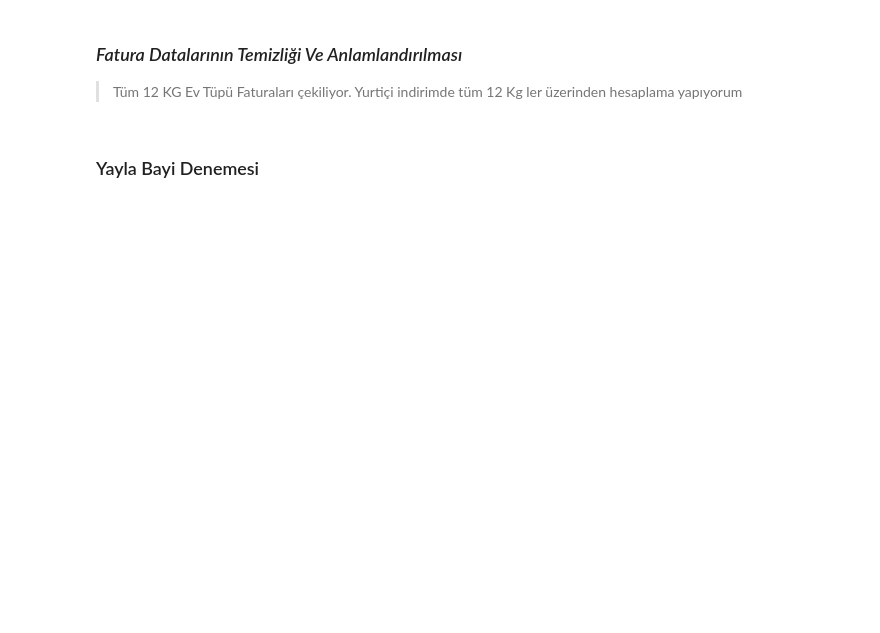
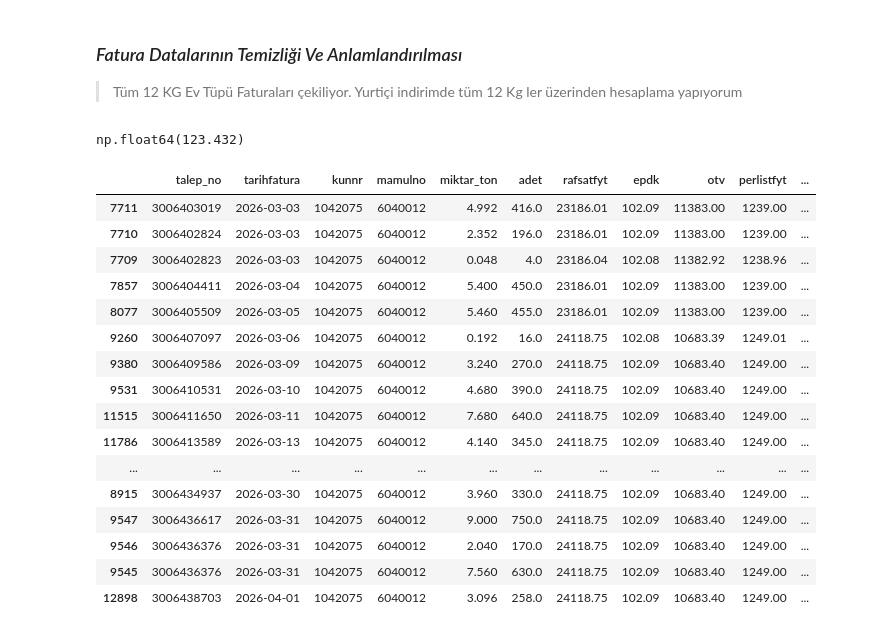
Before and after one commit to feyzacotukaygaz/price_analysis_30.04.2026, a Jupyter notebook: price_analysis_29-04-2026/profitability_analysis.ipynb, the cells around one changed output. Drawn from its saved outputs; the diff is of its cells as text; code cells hidden in the pictures; blank space fills up the shorter version.

```diff
--- a/price_analysis_29-04-2026/profitability_analysis.ipynb
+++ b/price_analysis_29-04-2026/profitability_analysis.ipynb
@@ -44,5 +43,3 @@ fatura = fatura[fatura["fiilimalcıkıs"]> '2026-02-28']
 fatura.sort_values(by=["fiilimalcıkıs"], ascending=True, inplace=True)
 fatura["mamulno"]=fatura["mamulno"].astype(int)
 fatura["kunnr"]=(fatura["kunnr"].astype(int)).astype(str)
-# %% [markdown]
-### Yayla Bayi Denemesi
@@ -50,0 +46,25 @@ ybd=fatura[fatura["kunnr"]=="1035682"]
+# %%
+fatura = fatura[fatura["fiilimalcıkıs"] < '2026-04-01']
+fatura[fatura["kunnr"] == "1042075"]["miktar_ton"].sum()
+# %% [output]
+np.float64(123.432)
+# %%
+fatura[fatura["kunnr"] == "1042075"]
+# %% [output]
+|  | talep_no | tarihfatura | kunnr | mamulno | miktar_ton | adet | rafsatfyt | epdk | otv | perlistfyt | ... |
+| 7711 | 3006403019 | 2026-03-03 | 1042075 | 6040012 | 4.992 | 416.0 | 23186.01 | 102.09 | 11383.00 | 1239.00 | ... |
+| 7710 | 3006402824 | 2026-03-03 | 1042075 | 6040012 | 2.352 | 196.0 | 23186.01 | 102.09 | 11383.00 | 1239.00 | ... |
+| 7709 | 3006402823 | 2026-03-03 | 1042075 | 6040012 | 0.048 | 4.0 | 23186.04 | 102.08 | 11382.92 | 1238.96 | ... |
+| 7857 | 3006404411 | 2026-03-04 | 1042075 | 6040012 | 5.400 | 450.0 | 23186.01 | 102.09 | 11383.00 | 1239.00 | ... |
+| 8077 | 3006405509 | 2026-03-05 | 1042075 | 6040012 | 5.460 | 455.0 | 23186.01 | 102.09 | 11383.00 | 1239.00 | ... |
+| 9260 | 3006407097 | 2026-03-06 | 1042075 | 6040012 | 0.192 | 16.0 | 24118.75 | 102.08 | 10683.39 | 1249.01 | ... |
+| 9380 | 3006409586 | 2026-03-09 | 1042075 | 6040012 | 3.240 | 270.0 | 24118.75 | 102.09 | 10683.40 | 1249.00 | ... |
+| 9531 | 3006410531 | 2026-03-10 | 1042075 | 6040012 | 4.680 | 390.0 | 24118.75 | 102.09 | 10683.40 | 1249.00 | ... |
+| 11515 | 3006411650 | 2026-03-11 | 1042075 | 6040012 | 7.680 | 640.0 | 24118.75 | 102.09 | 10683.40 | 1249.00 | ... |
+| 11786 | 3006413589 | 2026-03-13 | 1042075 | 6040012 | 4.140 | 345.0 | 24118.75 | 102.09 | 10683.40 | 1249.00 | ... |
+| ... | ... | ... | ... | ... | ... | ... | ... | ... | ... | ... | ... |
+| 8915 | 3006434937 | 2026-03-30 | 1042075 | 6040012 | 3.960 | 330.0 | 24118.75 | 102.09 | 10683.40 | 1249.00 | ... |
+| 9547 | 3006436617 | 2026-03-31 | 1042075 | 6040012 | 9.000 | 750.0 | 24118.75 | 102.09 | 10683.40 | 1249.00 | ... |
+| 9546 | 3006436376 | 2026-03-31 | 1042075 | 6040012 | 2.040 | 170.0 | 24118.75 | 102.09 | 10683.40 | 1249.00 | ... |
+| 9545 | 3006436376 | 2026-03-31 | 1042075 | 6040012 | 7.560 | 630.0 | 24118.75 | 102.09 | 10683.40 | 1249.00 | ... |
+| 12898 | 3006438703 | 2026-04-01 | 1042075 | 6040012 | 3.096 | 258.0 | 24118.75 | 102.09 | 10683.40 | 1249.00 | ... |
```
Also changed, not shown: parts of 20 cells of this notebook, 19 other files.
